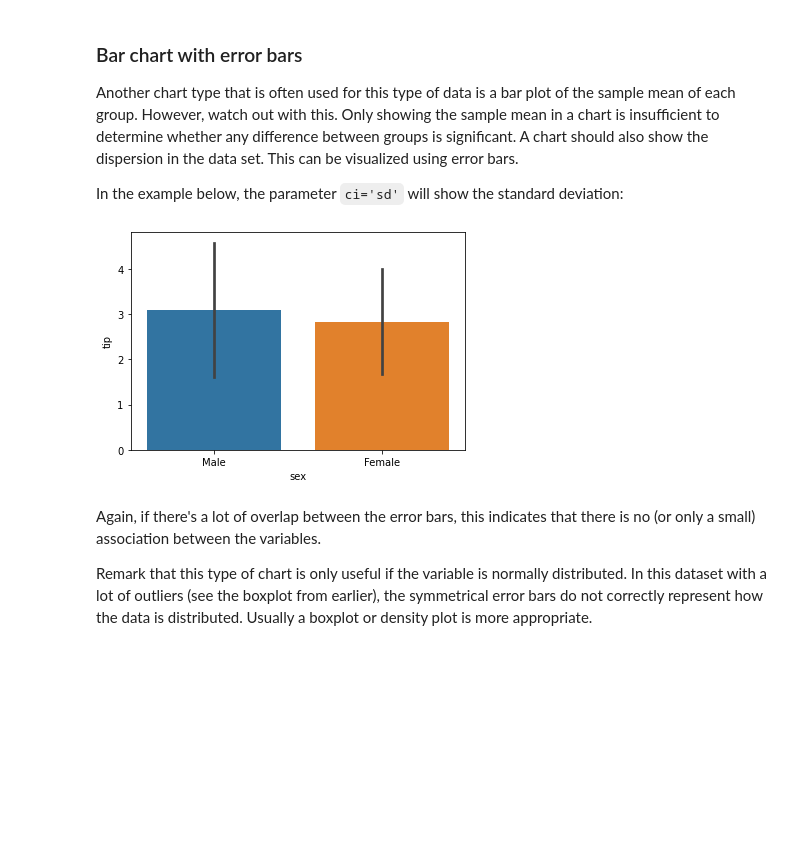
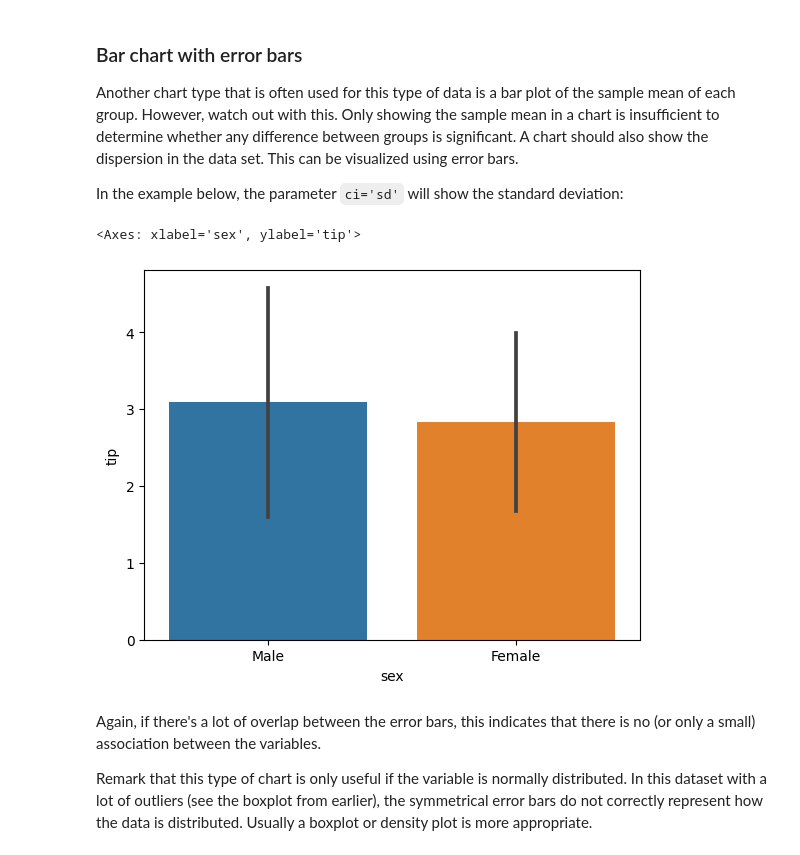
Before and after one commit to Bataklik/Data-Science-_-AI, a Jupyter notebook: 5-bivariate-qual-quant/demo-2sample-t.ipynb, the cells around one changed output. Drawn from its saved outputs; the diff is of its cells as text; code cells hidden in the pictures; blank space fills up the shorter version.

```diff
--- a/5-bivariate-qual-quant/demo-2sample-t.ipynb
+++ b/5-bivariate-qual-quant/demo-2sample-t.ipynb
@@ -58,10 +58,13 @@ sns.kdeplot(data=tips, hue='sex', x='tip');
 Another chart type that is often used for this type of data is a bar plot of the sample mean of each group. However, watch out with this. Only showing the sample mean in a chart is insufficient to determine whether any difference between groups is significant. A chart should also show the dispersion in the data set. This can be visualized using error bars.
 
 In the example below, the parameter `ci='sd'` will show the standard deviation:
-# %%
-sns.barplot(data=tips, x='sex', y='tip', ci='sd');
-# %% [output]
-[figure, removed]
+# %%
+# sns.barplot(data=tips, x='sex', y='tip', ci='sd');
+# The `ci` parameter is deprecated. Use `errorbar='sd'` for the same effect.
+sns.barplot(data=tips, x='sex', y='tip', errorbar='sd')
+# %% [output]
+<Axes: xlabel='sex', ylabel='tip'>
+[figure, added]
 # %% [markdown]
 Again, if there's a lot of overlap between the error bars, this indicates that there is no (or only a small) association between the variables.
 
```
Also changed, not shown: parts of 7 cells of this notebook, 2 other files.
